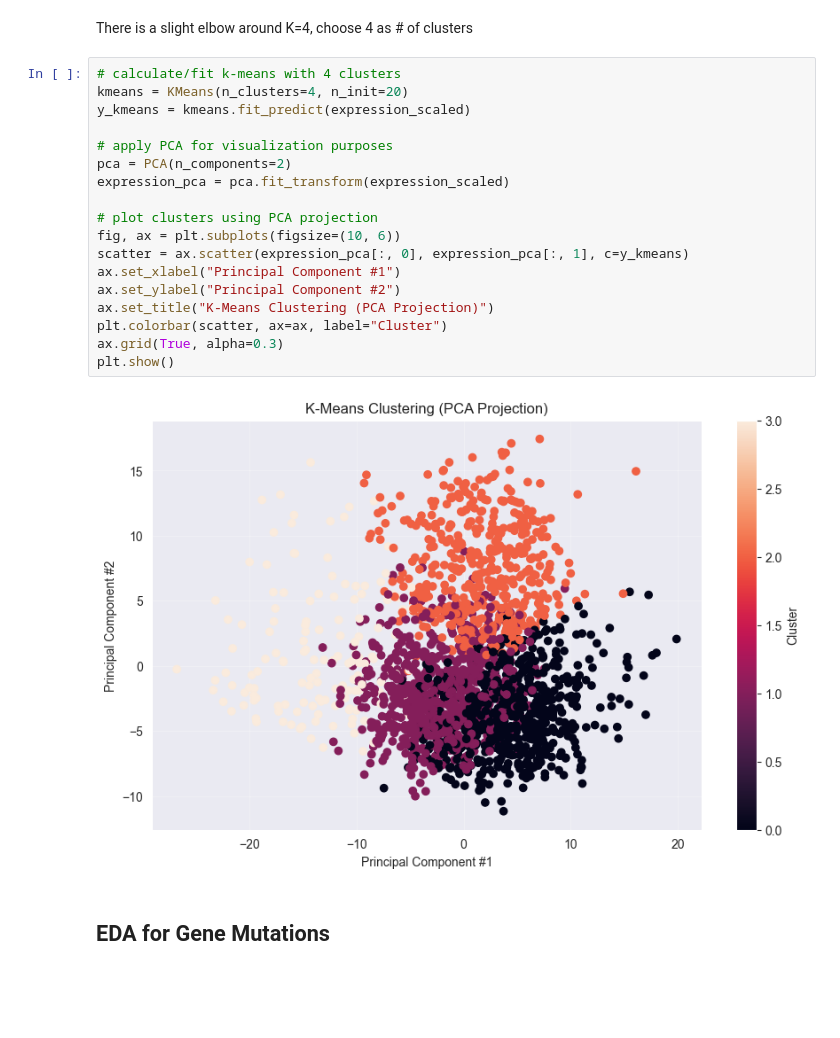
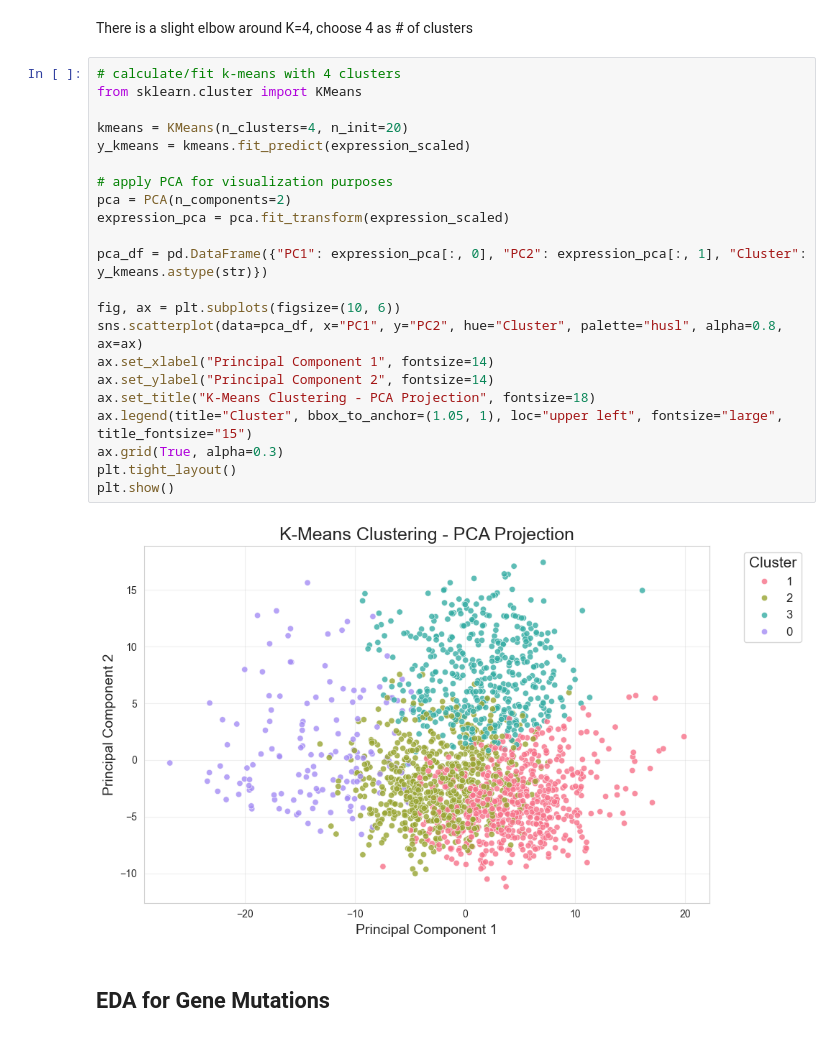
Before and after one commit to emilylongmire/STA4365-Final-Project, a Jupyter notebook: EDA.ipynb, the cells around one changed output. Cells and saved outputs as stored; diff of their text form; blank space fills up the shorter version.

```diff
--- a/EDA.ipynb
+++ b/EDA.ipynb
@@ -432,23 +434,27 @@ plt.show()
 There is a slight elbow around K=4, choose 4 as # of clusters
 # %%
 # calculate/fit k-means with 4 clusters
+from sklearn.cluster import KMeans
+
 kmeans = KMeans(n_clusters=4, n_init=20)
 y_kmeans = kmeans.fit_predict(expression_scaled)
 
 # apply PCA for visualization purposes
 pca = PCA(n_components=2)
 expression_pca = pca.fit_transform(expression_scaled)
 
-# plot clusters using PCA projection
+pca_df = pd.DataFrame({"PC1": expression_pca[:, 0], "PC2": expression_pca[:, 1], "Cluster": y_kmeans.astype(str)})
+
 fig, ax = plt.subplots(figsize=(10, 6))
-scatter = ax.scatter(expression_pca[:, 0], expression_pca[:, 1], c=y_kmeans)
-ax.set_xlabel("Principal Component #1")
-ax.set_ylabel("Principal Component #2")
-ax.set_title("K-Means Clustering (PCA Projection)")
-plt.colorbar(scatter, ax=ax, label="Cluster")
+sns.scatterplot(data=pca_df, x="PC1", y="PC2", hue="Cluster", palette="husl", alpha=0.8, ax=ax)
+ax.set_xlabel("Principal Component 1", fontsize=14)
+ax.set_ylabel("Principal Component 2", fontsize=14)
+ax.set_title("K-Means Clustering - PCA Projection", fontsize=18)
+ax.legend(title="Cluster", bbox_to_anchor=(1.05, 1), loc="upper left", fontsize="large", title_fontsize="15")
 ax.grid(True, alpha=0.3)
+plt.tight_layout()
 plt.show()
 # %% [output]
-[figure, old version]
+[figure, new version]
 # %% [markdown]
 ## EDA for Gene Mutations
```
Also changed, not shown: parts of 12 cells of this notebook, 4 other files.
